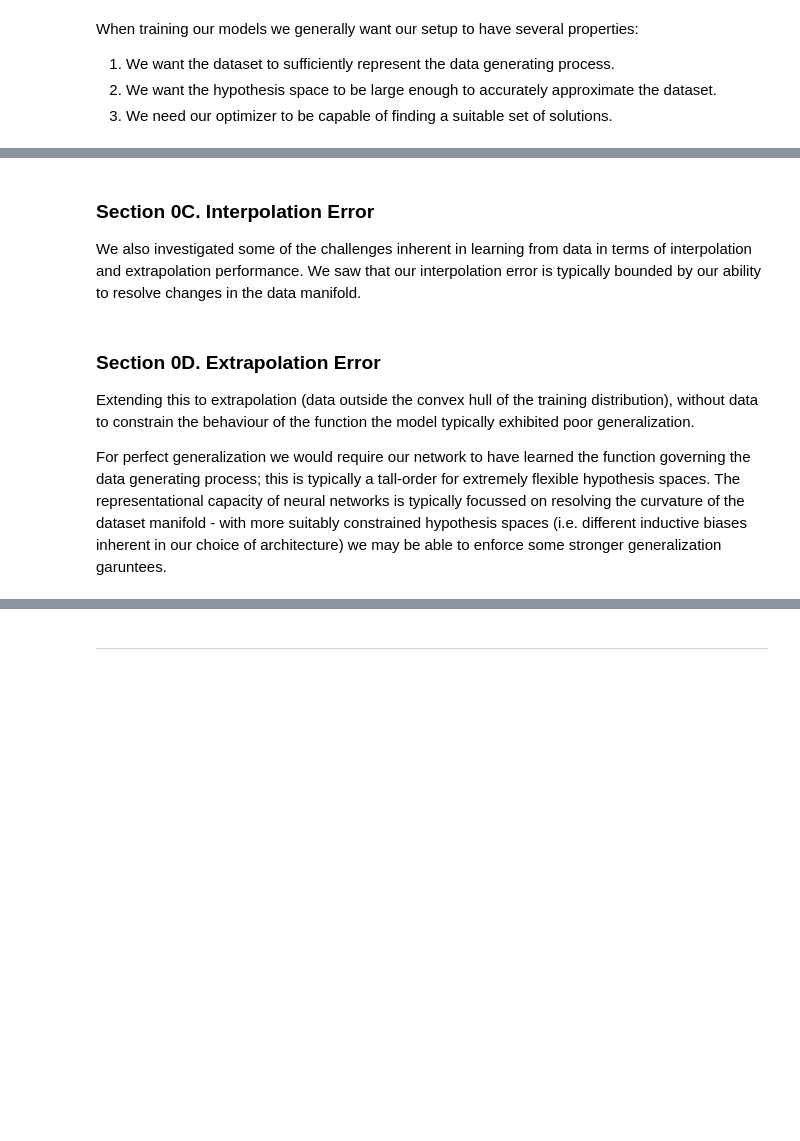
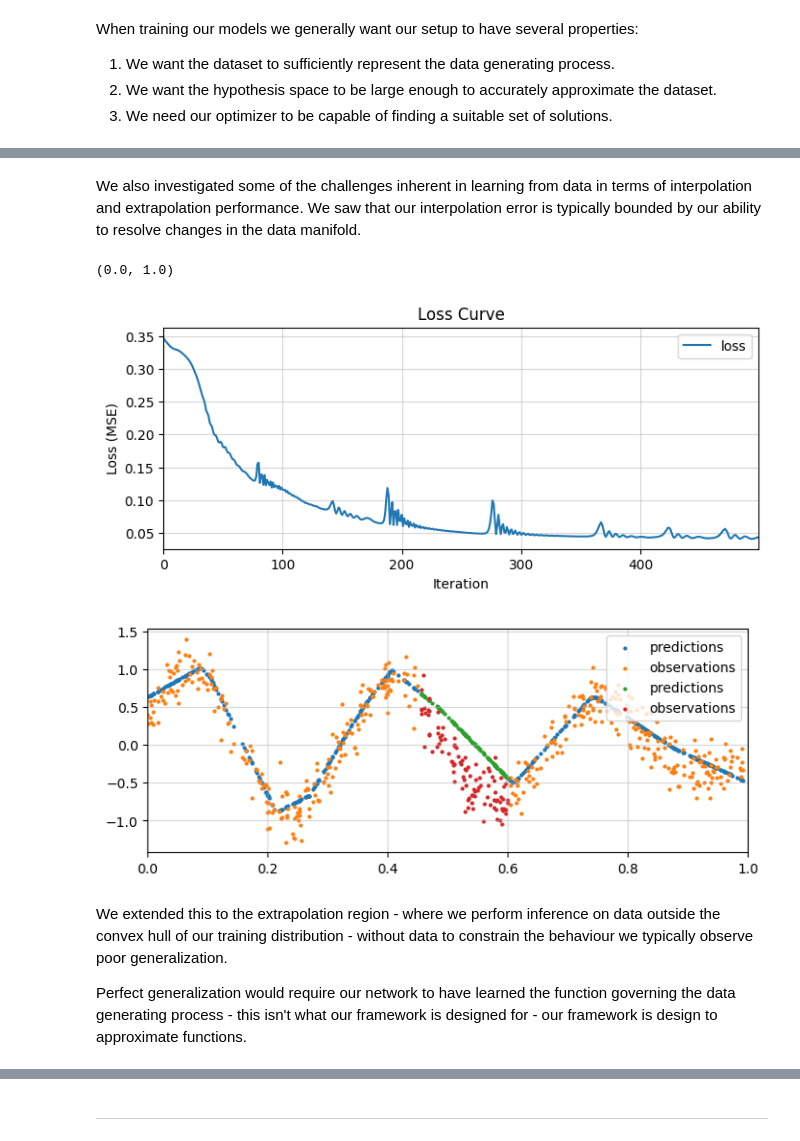
Before and after one commit to nextgenerationgraduatesprogram/nextgen25-mlai-workshop03, a Jupyter notebook: notebooks/main.ipynb, the cells around one changed output, grey strips where cells are left out. Saved outputs shown, nothing was run; the diff lists cells and outputs as text; code cells hidden in the pictures; blank space fills up the shorter version.

```diff
--- a/notebooks/main.ipynb
+++ b/notebooks/main.ipynb
@@ -43,4 +42,5 @@ def observe_noisy(f, x):
 # %%
+import torch
 from typing import Callable
 
 # create a dataset
@@ -52,7 +52,7 @@ class Dataset:
     self.x = torch.rand(N, 1) * (b - a) + a
 
     # Observe f(x) through noise process, also [N,1]
-    self.y = observe_noisy(f, self.x)
+    self.y = f(self.x) + torch.randn(N, 1) * 0.2
 # %%
 import matplotlib.pyplot as plt
 
@@ -63,7 +63,7 @@ f = lambda x: torch.exp(-x**2) * torch.sin(5.8 * torch.pi * x + 0.41)
 dataset = Dataset(f, a=0, b=1, N=200)
 
 # visualize the observations
-fig, ax = plt.subplots(figsize=(8,3))
+fig, ax = plt.subplots(figsize=(8,2))
 ax.scatter(dataset.x, dataset.y, s=6, label="observations")
 ax.set_xlim(dataset.x.min(), dataset.x.max())
 ax.legend(loc="best")
@@ -72,8 +72,9 @@ ax.set_ylabel("y_obs")
 # %%
 import torch.nn as nn
 
-# define a layer of perceptrons as a building block
 class PerceptronLayer(nn.Module):
+  """ single layer perceptron with a ReLU activation function as a non-linear basis
+  """
   def __init__(self, input_dim: int, output_dim: int, act: bool = True):
     super(PerceptronLayer, self).__init__()
     self.fc = nn.Linear(input_dim, output_dim)
@@ -83,13 +84,24 @@ class PerceptronLayer(nn.Module):
     x = self.act(self.fc(x))
     return x
 
-# create a flexible hypothesis space using an MLP
+
 class MultiLayerPerceptron(nn.Module):
+  """ stack multiple layers of perceptrons to build more complex functions (mappings)
+  """
   def __init__(self, hidden_layers: int = 0, hidden_dim: int = 1, input_dim: int = 1, output_dim: int = 1):
     super(MultiLayerPerceptron, self).__init__()
-    modules = [PerceptronLayer(input_dim, hidden_dim)] # input layer
-    for _ in range(hidden_layers): modules.append(PerceptronLayer(hidden_dim, hidden_dim)) # hidden layers
-    modules.append(PerceptronLayer(hidden_dim, output_dim, act=False)) # output layer (no activation)
+
+    # define the input layer
+    modules = [PerceptronLayer(input_dim, hidden_dim)] # maps input_dim -> hidden_dim
+
+    # define the hidden layers
+    for _ in range(hidden_layers):
+      modules.append(PerceptronLayer(hidden_dim, hidden_dim)) # maps hidden_dim -> hidden_dim
+
+    # define the output layer
+    modules.append(PerceptronLayer(hidden_dim, output_dim, act=False)) # maps hidden_dim -> output_dim
+
+    # store the layers
     self.layers = nn.ModuleList(modules) # store layers
 
   def forward(self, x):
@@ -154,35 +175,37 @@ plot_predictions(model, dataset)
 # %% [markdown]
-<h3>Section 0C. Interpolation Error</h3>
-
 We also investigated some of the challenges inherent in learning from data in terms of interpolation and extrapolation performance. We saw that our interpolation error is typically bounded by our ability to resolve changes in the data manifold.
 # %%
-# define your domain
+# 1. Define a dataset
 dataset = Dataset(f, a=0, b=1, N=500)
 
-# lets explore how well it interpolates by erasing a region
+# 1a. Erasing a region of the input domain
 x_min, x_max = 0.45, 0.60
 keep_idxs = (dataset.x < x_min) | (dataset.x > x_max)
 dataset.x = dataset.x[keep_idxs].unsqueeze(-1)
 dataset.y = dataset.y[keep_idxs].unsqueeze(-1)
 
-# train a model
-model = MultiLayerPerceptron(hidden_layers=2, hidden_dim=30) # 0 hidden layers / 1 perceptrons
+# 2. Define a hypothesis space
+model = MultiLayerPerceptron(hidden_layers=2, hidden_dim=20)
+
+# 3. Optimize the model under the dataset
 optimizer = torch.optim.Adam(model.parameters(), lr=0.01)
 loss_fn = torch.nn.MSELoss()
 model, losses = training_loop(model, optimizer, loss_fn, dataset, steps=500)
 
-# plot the results
+# 4. Analyse the results
 plot_loss_curve(losses)
 ax = plot_predictions(model, dataset)
 
-# see how well it interpolates
+# 4a. How well does it interpolate?
 dataset_interp = Dataset(f, a=x_min, b=x_max, N=100)
 ax = plot_predictions(model, dataset_interp, ax)
 ax.set_xlim(0, 1)
+# %% [output]
+(0.0, 1.0)
+[figure, added]
+[figure, added]
 # %% [markdown]
-<h3>Section 0D. Extrapolation Error</h3>
+We extended this to the extrapolation region - where we perform inference on data outside the convex hull of our training distribution - without data to constrain the behaviour we typically observe poor generalization.
 
-Extending this to extrapolation (data outside the convex hull of the training distribution), without data to constrain the behaviour of the function the model typically exhibited poor generalization.
-
-For perfect generalization we would require our network to have learned the function governing the data generating process; this is typically a tall-order for extremely flexible hypothesis spaces. The representational capacity of neural networks is typically focussed on resolving the curvature of the dataset manifold - with more suitably constrained hypothesis spaces (i.e. different inductive biases inherent in our choice of architecture) we may be able to enforce some stronger generalization garuntees.
+Perfect generalization would require our network to have learned the function governing the data generating process - this isn't what our framework is designed for - our framework is design to approximate functions.
 # %%
```
Also changed, not shown: parts of 18 cells of this notebook.
